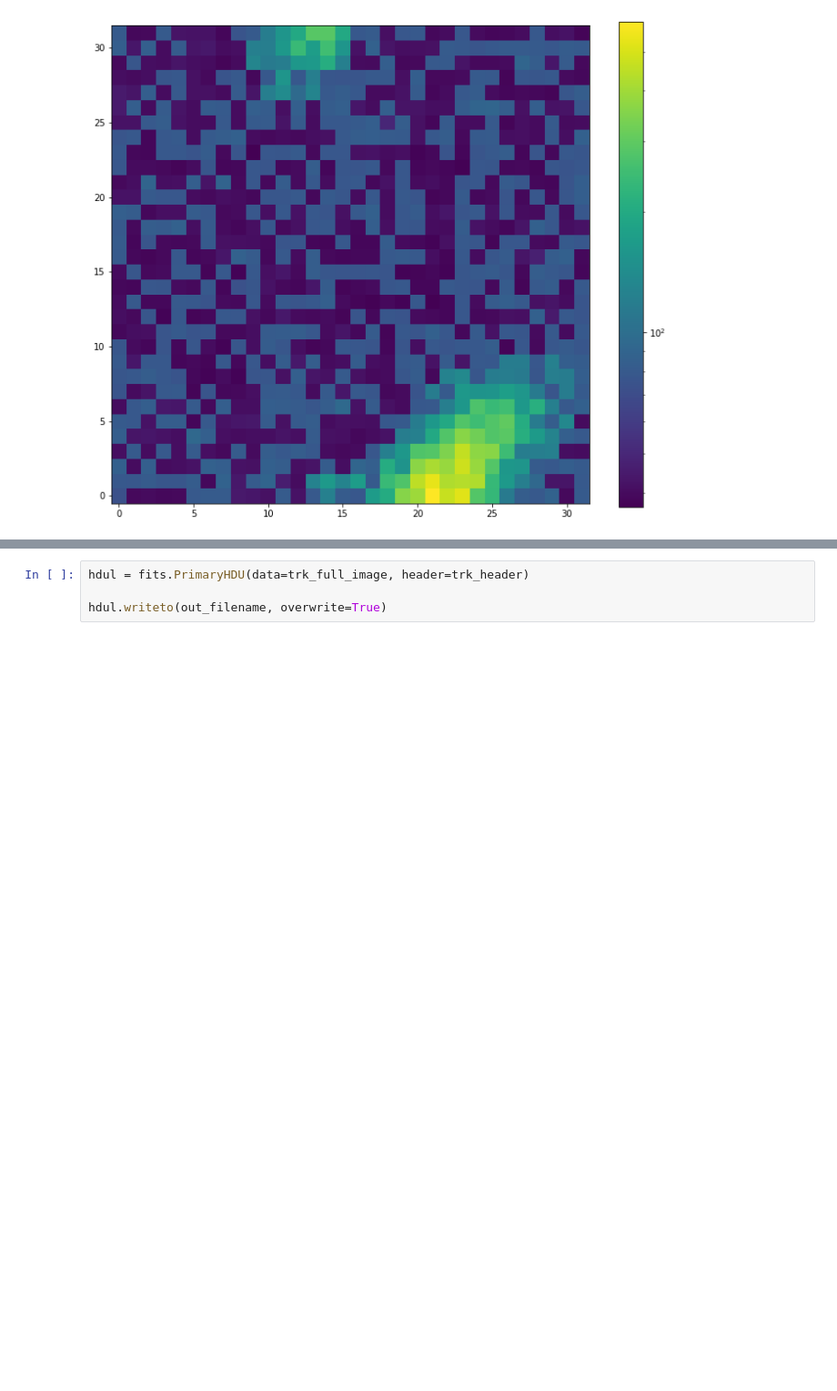
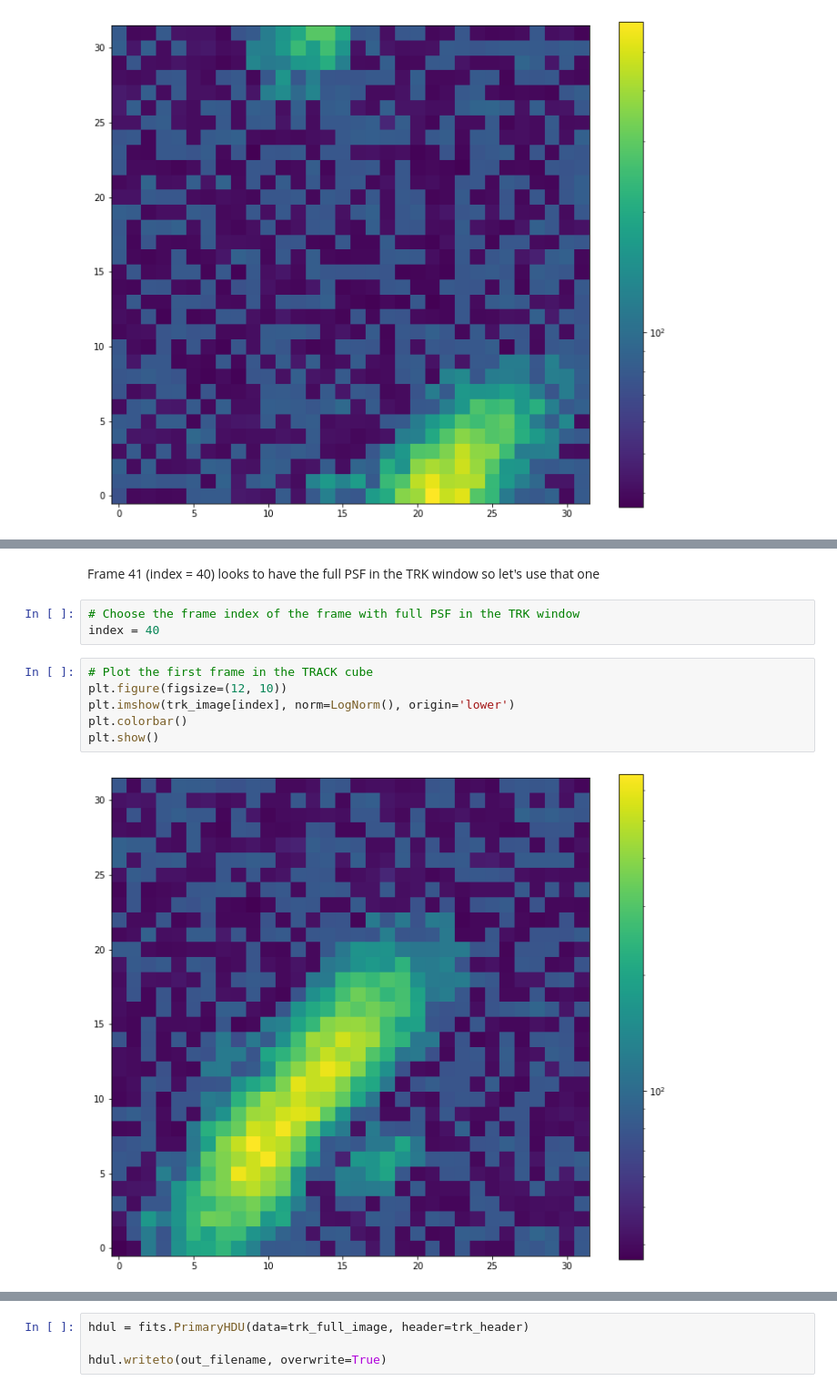
Before and after one commit to spacetelescope/jwst_magic, a Jupyter notebook: notebooks/Commissioning_Support/Pad TRK image to 2048x2048.ipynb, the cells around one changed output, grey strips where cells are left out. Shown at 91% size. Saved outputs shown, nothing was run; the diff lists cells and outputs as text; blank space fills up the shorter version.

```diff
--- a/notebooks/Commissioning_Support/Pad TRK image to 2048x2048.ipynb
+++ b/notebooks/Commissioning_Support/Pad TRK image to 2048x2048.ipynb
@@ -24,0 +72,13 @@ Make a full size (2048x2048) image with the first frame of the track image cube
+# %% [markdown]
+Frame 41 (index = 40) looks to have the full PSF in the TRK window so let's use that one
+# %%
+# Choose the frame index of the frame with full PSF in the TRK window
+index = 40
+# %%
+# Plot the first frame in the TRACK cube
+plt.figure(figsize=(12, 10))
+plt.imshow(trk_image[index], norm=LogNorm(), origin='lower')
+plt.colorbar()
+plt.show()
+# %% [output]
+[figure, added]
```
Also changed, not shown: parts of 19 cells of this notebook, 1 other file.
